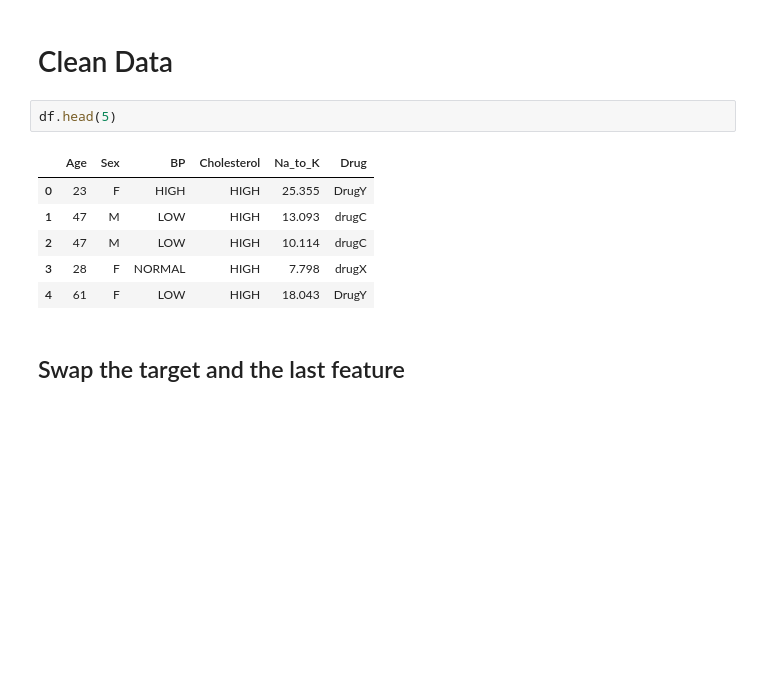
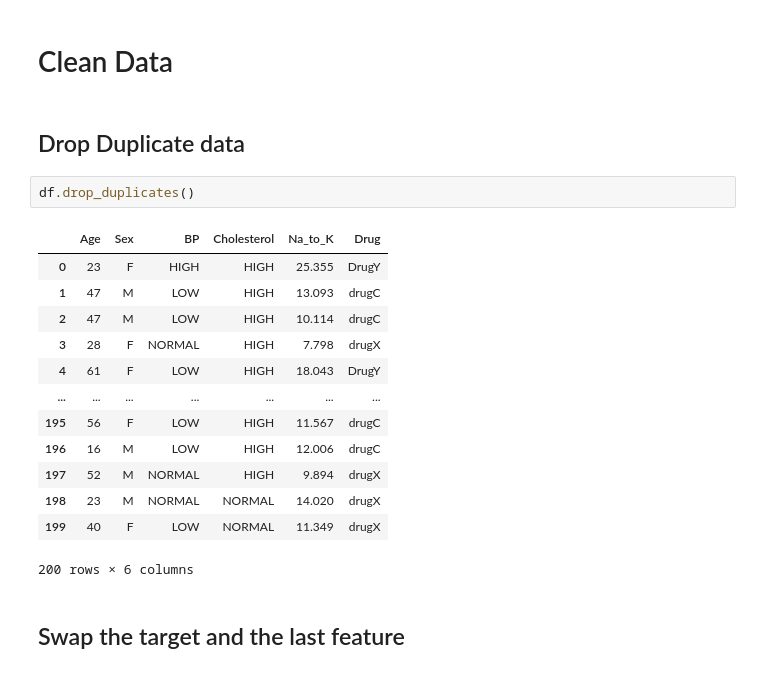
Before and after one commit to aka-gera/Data_Classification, a Jupyter notebook: Drug_Classification.ipynb, the cells around one changed output. Drawn from its saved outputs; the diff is of its cells as text; blank space fills up the shorter version.

```diff
--- a/Drug_Classification.ipynb
+++ b/Drug_Classification.ipynb
@@ -45,14 +118,23 @@ df = aka_clean.df_get('Drug_Classification/drug200.csv')
 # %% [markdown]
 # Clean Data
-# %%
-df.head(5)
-# %% [output]
-|  | Age | Sex | BP | Cholesterol | Na_to_K | Drug |
-| 0 | 23 | F | HIGH | HIGH | 25.355 | DrugY |
-| 1 | 47 | M | LOW | HIGH | 13.093 | drugC |
-| 2 | 47 | M | LOW | HIGH | 10.114 | drugC |
-| 3 | 28 | F | NORMAL | HIGH | 7.798 | drugX |
-| 4 | 61 | F | LOW | HIGH | 18.043 | DrugY |
+# %% [markdown]
+## Drop Duplicate data
+# %%
+df.drop_duplicates()
+# %% [output]
+|  | Age | Sex | BP | Cholesterol | Na_to_K | Drug |
+| 0 | 23 | F | HIGH | HIGH | 25.355 | DrugY |
+| 1 | 47 | M | LOW | HIGH | 13.093 | drugC |
+| 2 | 47 | M | LOW | HIGH | 10.114 | drugC |
+| 3 | 28 | F | NORMAL | HIGH | 7.798 | drugX |
+| 4 | 61 | F | LOW | HIGH | 18.043 | DrugY |
+| ... | ... | ... | ... | ... | ... | ... |
+| 195 | 56 | F | LOW | HIGH | 11.567 | drugC |
+| 196 | 16 | M | LOW | HIGH | 12.006 | drugC |
+| 197 | 52 | M | NORMAL | HIGH | 9.894 | drugX |
+| 198 | 23 | M | NORMAL | NORMAL | 14.020 | drugX |
+| 199 | 40 | F | LOW | NORMAL | 11.349 | drugX |
+200 rows × 6 columns
 # %% [markdown]
 ## Swap the target and the last feature
 # %%
```
Also changed, not shown: parts of 35 cells of this notebook.
